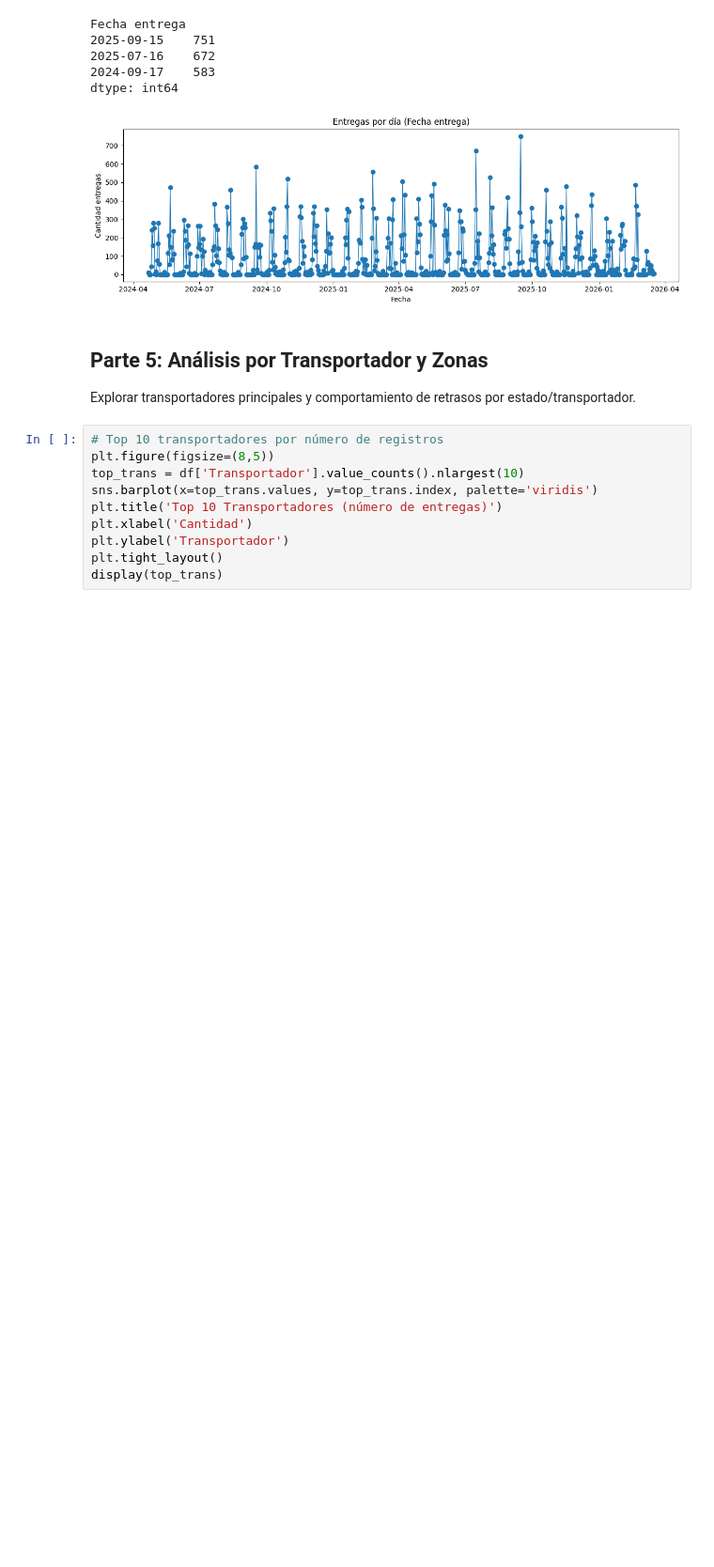
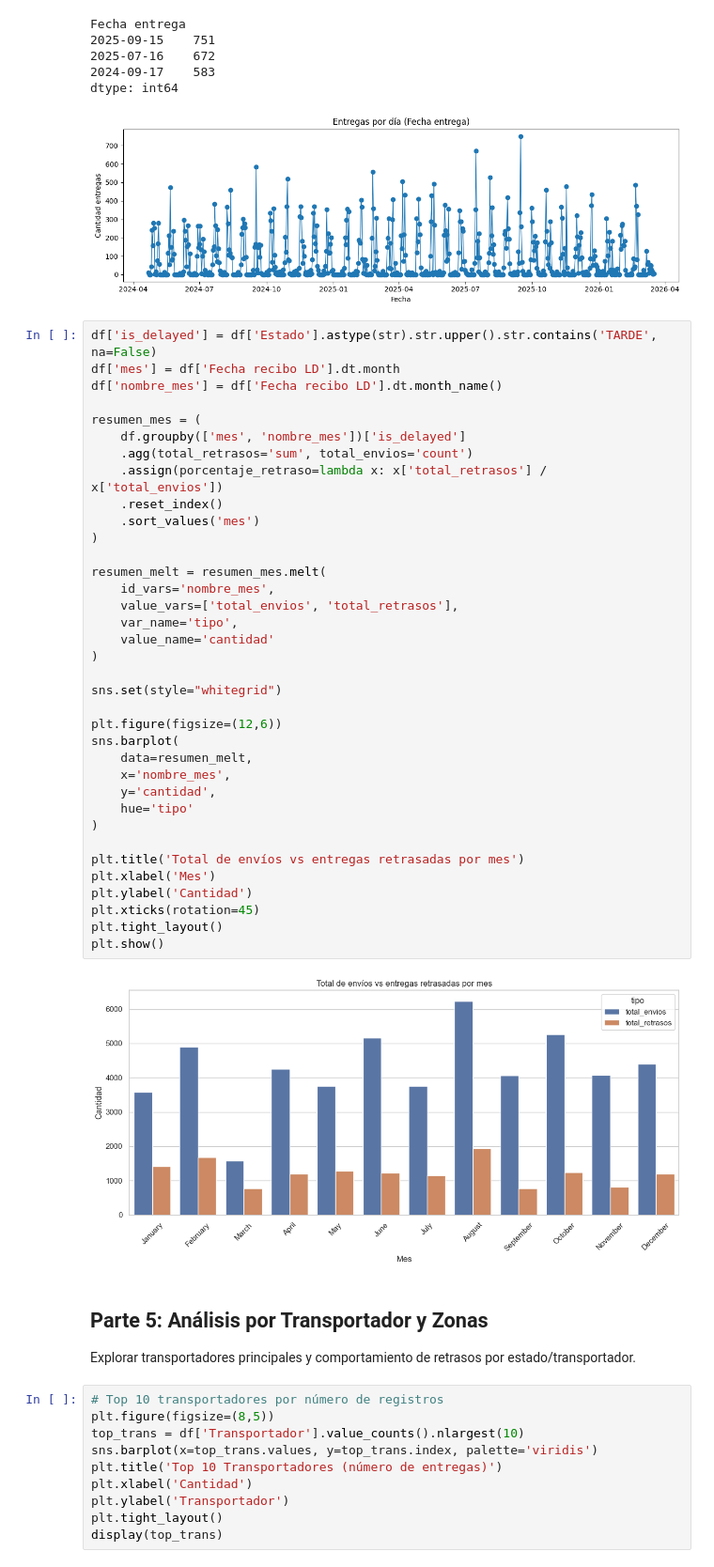
Before and after one commit to JuanHoyos329/Proyecto_IA, a Jupyter notebook: EDA.ipynb, the cells around one changed output. Shown at 94% size. Drawn from its saved outputs; the diff is of its cells as text; blank space fills up the shorter version.

```diff
--- a/EDA.ipynb
+++ b/EDA.ipynb
@@ -124,6 +120,44 @@ Fecha entrega
 2024-09-17    583
 dtype: int64
 [figure]
+# %%
+df['is_delayed'] = df['Estado'].astype(str).str.upper().str.contains('TARDE', na=False)
+df['mes'] = df['Fecha recibo LD'].dt.month
+df['nombre_mes'] = df['Fecha recibo LD'].dt.month_name()
+
+resumen_mes = (
+    df.groupby(['mes', 'nombre_mes'])['is_delayed']
+    .agg(total_retrasos='sum', total_envios='count')
+    .assign(porcentaje_retraso=lambda x: x['total_retrasos'] / x['total_envios'])
+    .reset_index()
+    .sort_values('mes')
+)
+
+resumen_melt = resumen_mes.melt(
+    id_vars='nombre_mes',
+    value_vars=['total_envios', 'total_retrasos'],
+    var_name='tipo',
+    value_name='cantidad'
+)
+
+sns.set(style="whitegrid")
+
+plt.figure(figsize=(12,6))
+sns.barplot(
+    data=resumen_melt,
+    x='nombre_mes',
+    y='cantidad',
+    hue='tipo'
+)
+
+plt.title('Total de envíos vs entregas retrasadas por mes')
+plt.xlabel('Mes')
+plt.ylabel('Cantidad')
+plt.xticks(rotation=45)
+plt.tight_layout()
+plt.show()
+# %% [output]
+[figure, added]
 # %% [markdown]
 ## Parte 5: Análisis por Transportador y Zonas
 Explorar transportadores principales y comportamiento de retrasos por estado/transportador.
```
Also changed, not shown: parts of 8 cells of this notebook.
